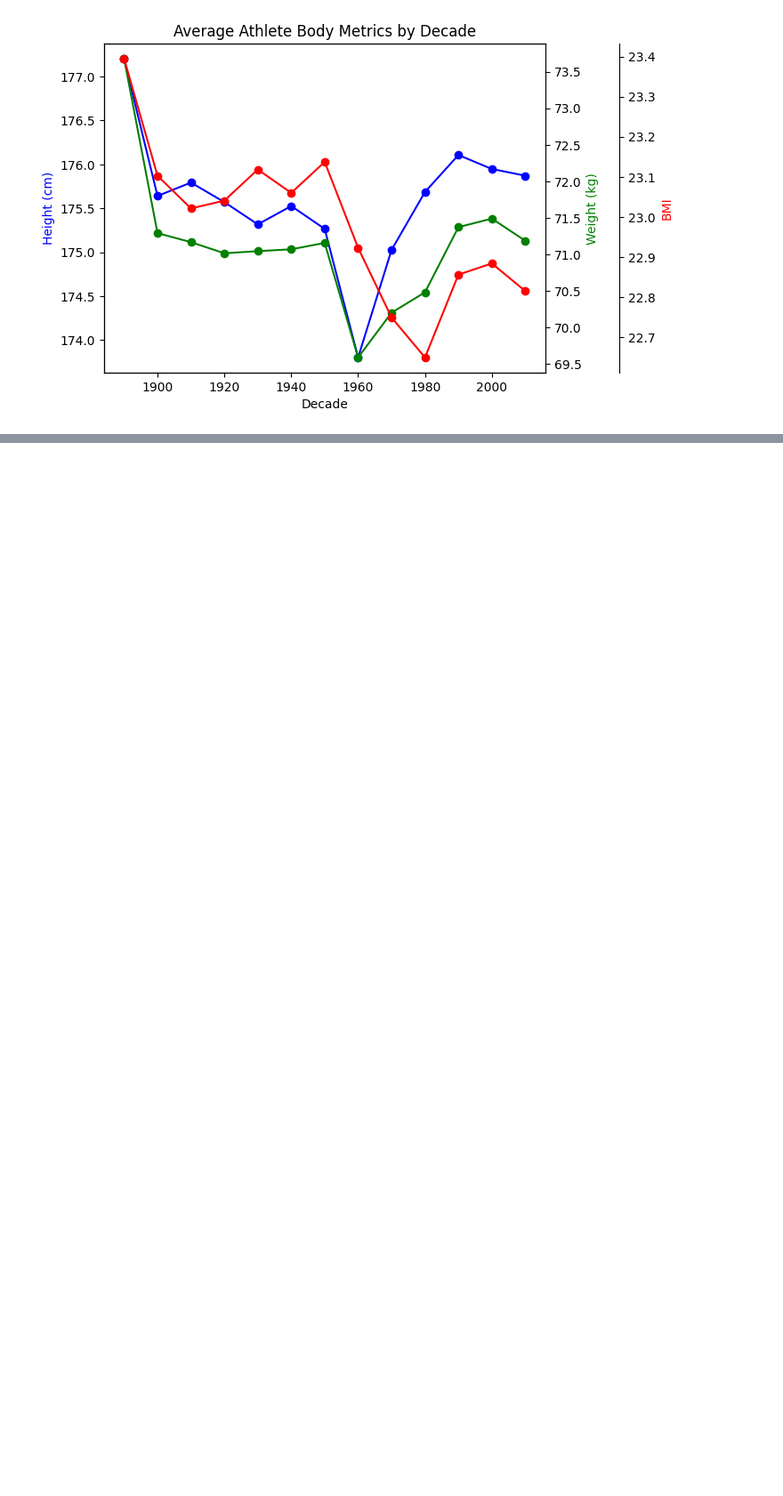
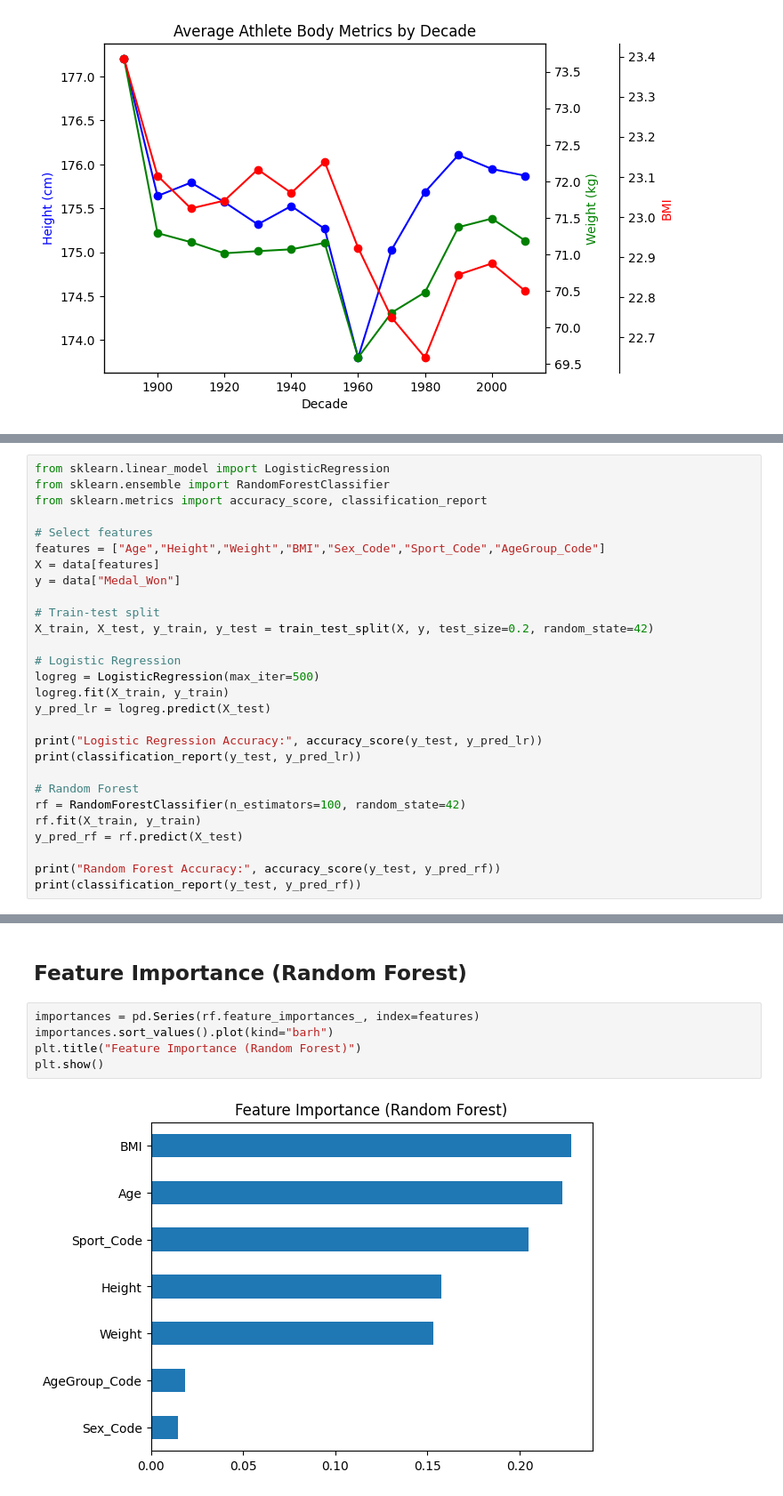
Before and after one commit to srigan-s/UWDSC-EDA-Interview, a Jupyter notebook: olympics.ipynb, the cells around one changed output, grey strips where cells are left out. Shown: that part at 89% size. Saved outputs shown, nothing was run; the diff lists cells and outputs as text; blank space fills up the shorter version.

```diff
--- a/olympics.ipynb
+++ b/olympics.ipynb
@@ -437,0 +471,28 @@ plt.show()
+# %%
+from sklearn.linear_model import LogisticRegression
+from sklearn.ensemble import RandomForestClassifier
+from sklearn.metrics import accuracy_score, classification_report
+
+# Select features
+features = ["Age","Height","Weight","BMI","Sex_Code","Sport_Code","AgeGroup_Code"]
+X = data[features]
+y = data["Medal_Won"]
+
+# Train-test split
+X_train, X_test, y_train, y_test = train_test_split(X, y, test_size=0.2, random_state=42)
+
+# Logistic Regression
+logreg = LogisticRegression(max_iter=500)
+logreg.fit(X_train, y_train)
+y_pred_lr = logreg.predict(X_test)
+
+print("Logistic Regression Accuracy:", accuracy_score(y_test, y_pred_lr))
+print(classification_report(y_test, y_pred_lr))
+
+# Random Forest
+rf = RandomForestClassifier(n_estimators=100, random_state=42)
+rf.fit(X_train, y_train)
+y_pred_rf = rf.predict(X_test)
+
+print("Random Forest Accuracy:", accuracy_score(y_test, y_pred_rf))
+print(classification_report(y_test, y_pred_rf))
@@ -437,0 +518,9 @@ plt.show()
+# %% [markdown]
+## Feature Importance (Random Forest)
+# %%
+importances = pd.Series(rf.feature_importances_, index=features)
+importances.sort_values().plot(kind="barh")
+plt.title("Feature Importance (Random Forest)")
+plt.show()
+# %% [output]
+[figure, added]
```
Also changed, not shown: parts of 6 cells of this notebook.
